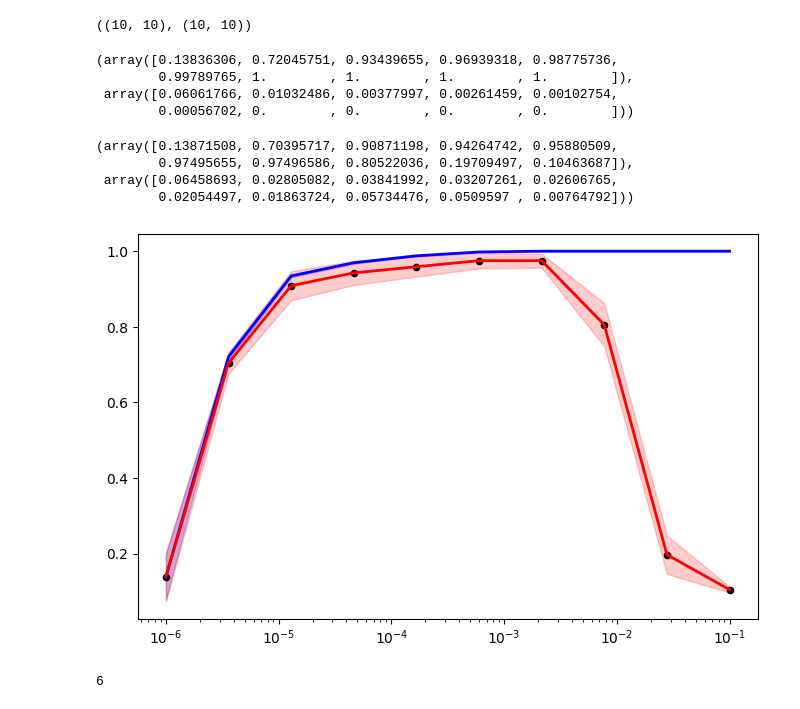
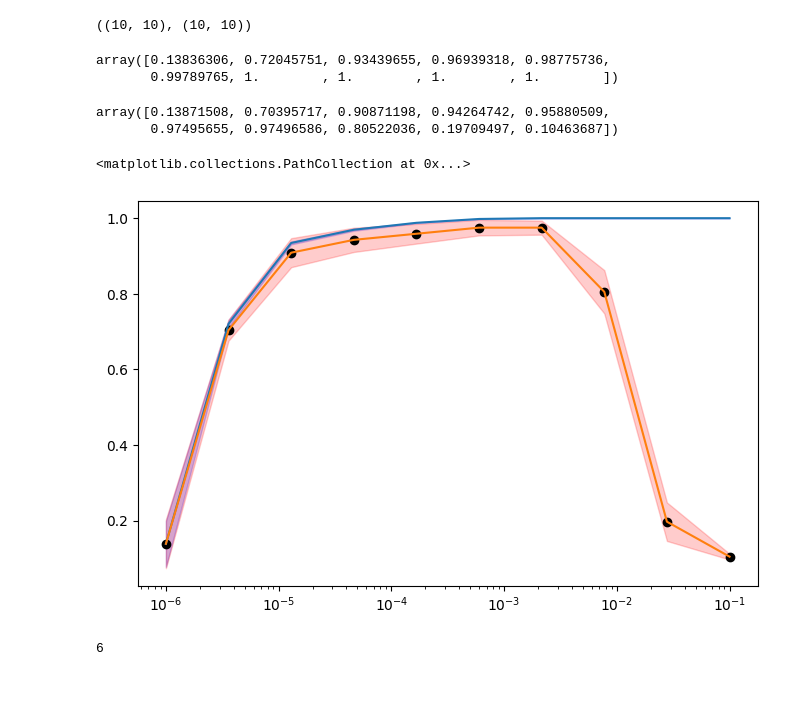
Before and after one commit to hzj04473/ai_x, a Jupyter notebook: source/10_MachineLearning/04_머신러닝모형최적화.ipynb, the cells around one changed output. Drawn from its saved outputs; the diff is of its cells as text; code cells hidden in the pictures.

```diff
--- a/source/10_MachineLearning/04_머신러닝모형최적화.ipynb
+++ b/source/10_MachineLearning/04_머신러닝모형최적화.ipynb
@@ -441,29 +411,31 @@ test_score_mean= np.mean(test_score, axis=1)
 train_score_std = np.std(train_score, axis=1)
 test_score_std = np.std(test_score, axis=1)
 # %%
-train_score_mean,train_score_std
+train_score_mean
 # %% [output]
-(array([0.13836306, 0.72045751, 0.93439655, 0.96939318, 0.98775736,
-        0.99789765, 1.        , 1.        , 1.        , 1.        ]),
- array([0.06061766, 0.01032486, 0.00377997, 0.00261459, 0.00102754,
-        0.00056702, 0.        , 0.        , 0.        , 0.        ]))
+array([0.13836306, 0.72045751, 0.93439655, 0.96939318, 0.98775736,
+       0.99789765, 1.        , 1.        , 1.        , 1.        ])
 # %%
-test_score_mean, test_score_std
+test_score_mean
 # %% [output]
-(array([0.13871508, 0.70395717, 0.90871198, 0.94264742, 0.95880509,
-        0.97495655, 0.97496586, 0.80522036, 0.19709497, 0.10463687]),
- array([0.06458693, 0.02805082, 0.03841992, 0.03207261, 0.02606765,
-        0.02054497, 0.01863724, 0.05734476, 0.0509597 , 0.00764792]))
+array([0.13871508, 0.70395717, 0.90871198, 0.94264742, 0.95880509,
+       0.97495655, 0.97496586, 0.80522036, 0.19709497, 0.10463687])
 # %%
-plt.figure(figsize=(8, 5))
-plt.semilogx(param_range, train_score_mean, color='blue', lw=2)
-plt.fill_between(param_range, train_score_mean-train_score_std, train_score_mean+train_score_std, color='blue', alpha=0.2)
-plt.semilogx(param_range, test_score_mean, color='red', lw=2)
-plt.fill_between(param_range, test_score_mean-test_score_std, test_score_mean+test_score_std, color='red', alpha=0.2)
-plt.scatter(param_range, test_score_mean, color='k', s=20)
-plt.show()
+plt.figure(figsize=(8,5))
+plt.semilogx(param_range, train_score_mean)
+plt.fill_between(param_range, train_score_mean-train_score_std,
+                train_score_mean+train_score_std,
+                alpha=0.2,
+                color='blue')
+plt.semilogx(param_range, test_score_mean)
+plt.fill_between(param_range, test_score_mean-test_score_std,
+                test_score_mean+test_score_std,
+                alpha=0.2,
+                color='red')
+plt.scatter(param_range, test_score_mean, c='k')
 # %% [output]
+<matplotlib.collections.PathCollection at 0x...>
-[figure, old version]
+[figure, new version]
 # %%
 test_score_mean.argmax()
 # %% [output]
```
Also changed, not shown: parts of 118 cells of this notebook, 12 other files.
